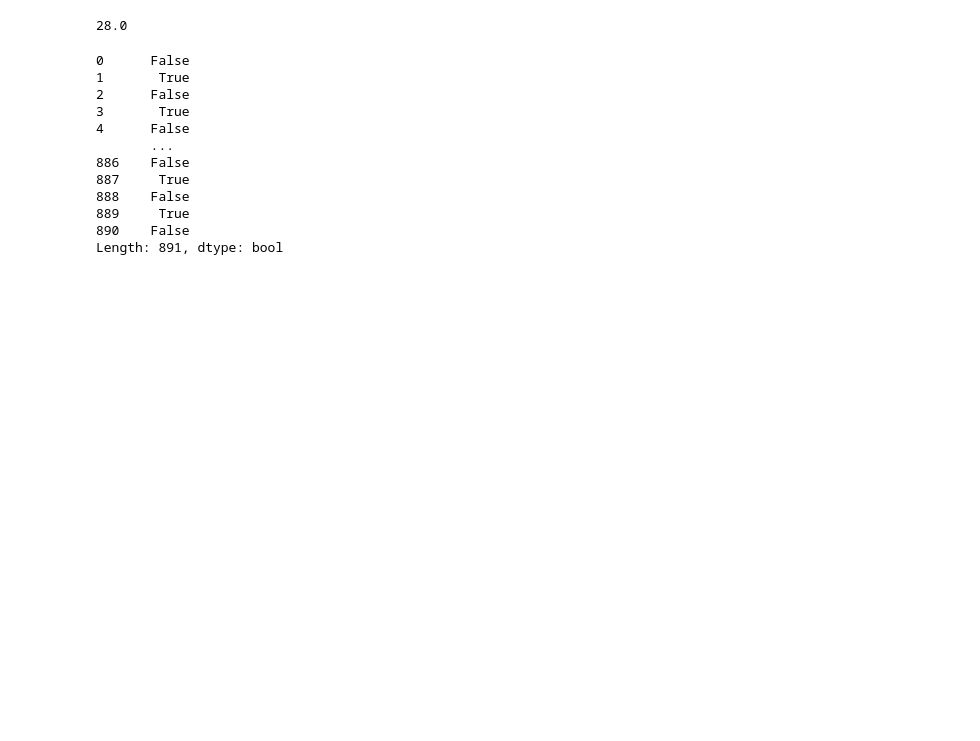
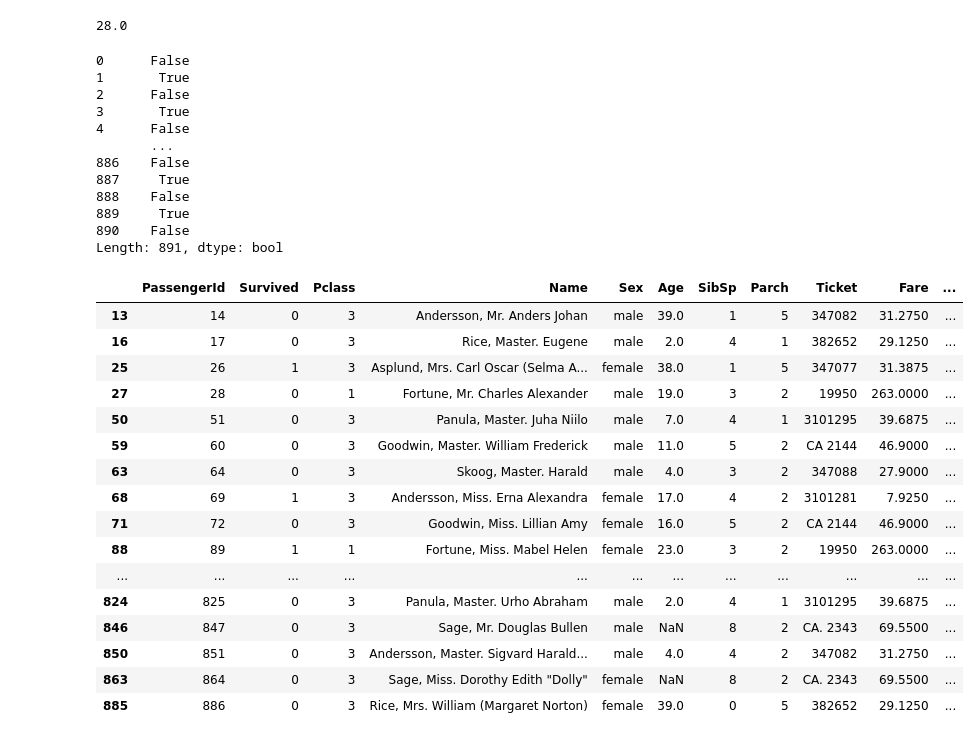
Before and after one commit to umer1730/Programming-for-AI, a Jupyter notebook: Activity_1.ipynb, the cells around one changed output. Drawn from its saved outputs; the diff is of its cells as text; code cells hidden in the pictures; blank space fills up the shorter version.

```diff
--- a/Activity_1.ipynb
+++ b/Activity_1.ipynb
@@ -97,3 +97,25 @@ mask
 889     True
 890    False
 Length: 891, dtype: bool
+# %%
+df["FamilyTotal"] = df["SibSp"] + df["Parch"]
+large_family = df[df["FamilyTotal"] > 4]
+large_family
+# %% [output]
+|  | PassengerId | Survived | Pclass | Name | Sex | Age | SibSp | Parch | Ticket | Fare | ... |
+| 13 | 14 | 0 | 3 | Andersson, Mr. Anders Johan | male | 39.0 | 1 | 5 | 347082 | 31.2750 | ... |
+| 16 | 17 | 0 | 3 | Rice, Master. Eugene | male | 2.0 | 4 | 1 | 382652 | 29.1250 | ... |
+| 25 | 26 | 1 | 3 | Asplund, Mrs. Carl Oscar (Selma A... | female | 38.0 | 1 | 5 | 347077 | 31.3875 | ... |
+| 27 | 28 | 0 | 1 | Fortune, Mr. Charles Alexander | male | 19.0 | 3 | 2 | 19950 | 263.0000 | ... |
+| 50 | 51 | 0 | 3 | Panula, Master. Juha Niilo | male | 7.0 | 4 | 1 | 3101295 | 39.6875 | ... |
+| 59 | 60 | 0 | 3 | Goodwin, Master. William Frederick | male | 11.0 | 5 | 2 | CA 2144 | 46.9000 | ... |
+| 63 | 64 | 0 | 3 | Skoog, Master. Harald | male | 4.0 | 3 | 2 | 347088 | 27.9000 | ... |
+| 68 | 69 | 1 | 3 | Andersson, Miss. Erna Alexandra | female | 17.0 | 4 | 2 | 3101281 | 7.9250 | ... |
+| 71 | 72 | 0 | 3 | Goodwin, Miss. Lillian Amy | female | 16.0 | 5 | 2 | CA 2144 | 46.9000 | ... |
+| 88 | 89 | 1 | 1 | Fortune, Miss. Mabel Helen | female | 23.0 | 3 | 2 | 19950 | 263.0000 | ... |
+| ... | ... | ... | ... | ... | ... | ... | ... | ... | ... | ... | ... |
+| 824 | 825 | 0 | 3 | Panula, Master. Urho Abraham | male | 2.0 | 4 | 1 | 3101295 | 39.6875 | ... |
+| 846 | 847 | 0 | 3 | Sage, Mr. Douglas Bullen | male | NaN | 8 | 2 | CA. 2343 | 69.5500 | ... |
+| 850 | 851 | 0 | 3 | Andersson, Master. Sigvard Harald... | male | 4.0 | 4 | 2 | 347082 | 31.2750 | ... |
+| 863 | 864 | 0 | 3 | Sage, Miss. Dorothy Edith "Dolly" | female | NaN | 8 | 2 | CA. 2343 | 69.5500 | ... |
+| 885 | 886 | 0 | 3 | Rice, Mrs. William (Margaret Norton) | female | 39.0 | 0 | 5 | 382652 | 29.1250 | ... |
```
